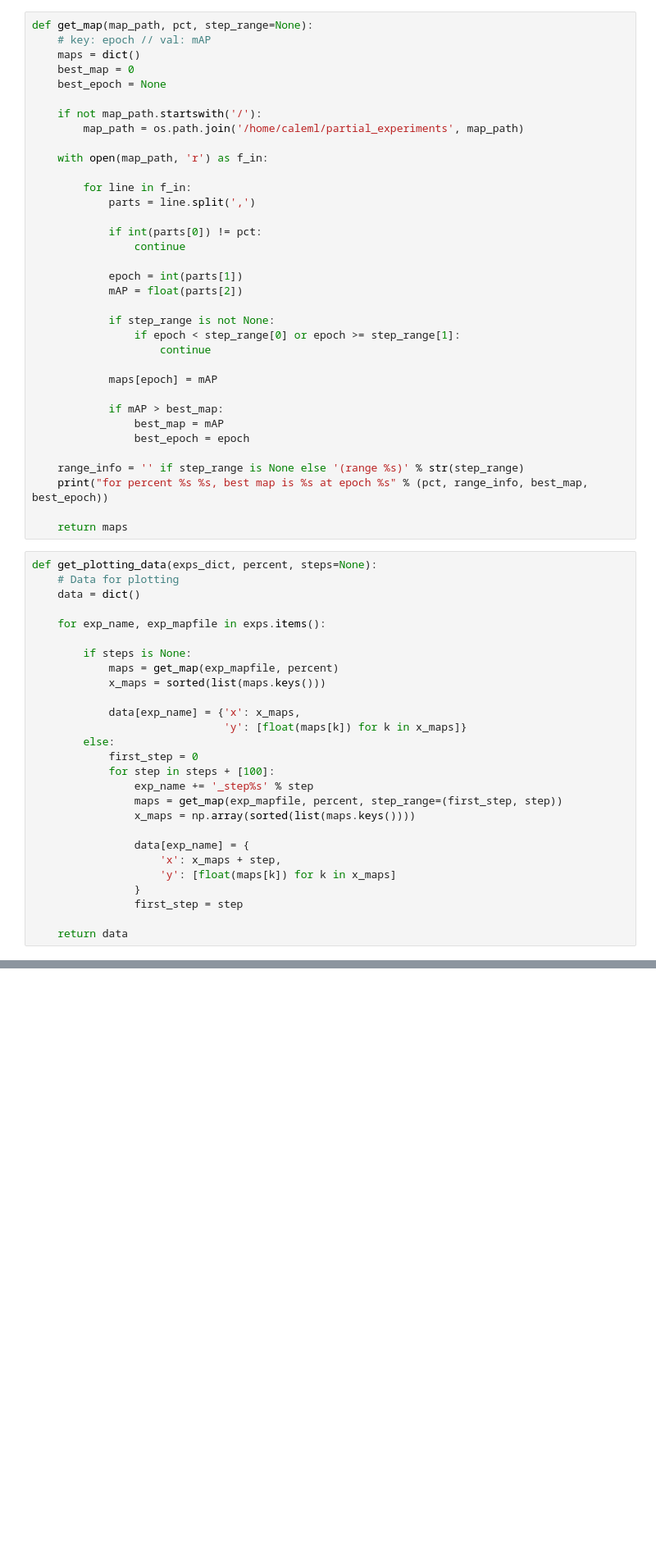
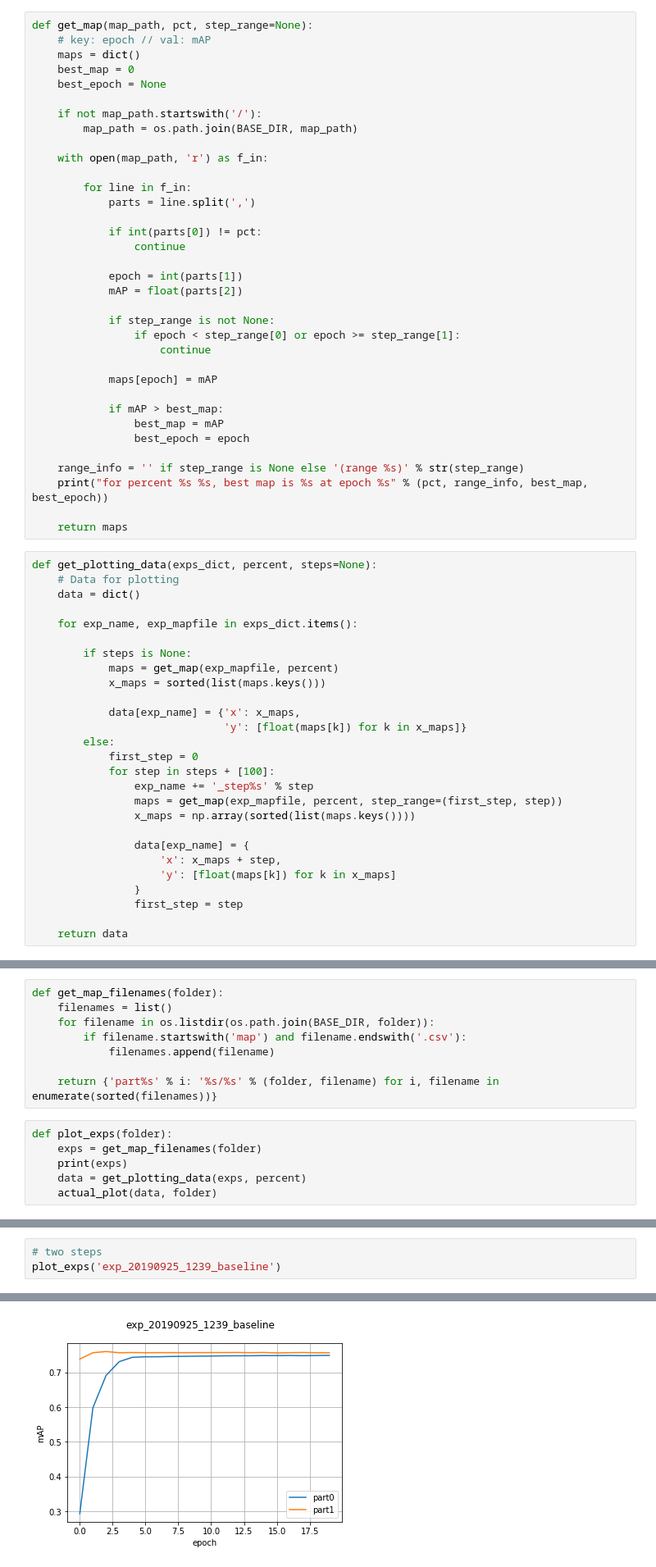
Before and after one commit to lcalem/partial-labels, a Jupyter notebook: experiments/notebooks/eval.ipynb, the cells around one changed output, grey strips where cells are left out. Shown: that part at 82% size. Drawn from its saved outputs; the diff is of its cells as text; blank space fills up the shorter version.

```diff
--- a/experiments/notebooks/eval.ipynb
+++ b/experiments/notebooks/eval.ipynb
@@ -641,7 +439,7 @@ def get_map(map_path, pct, step_range=None):
     best_epoch = None
 
     if not map_path.startswith('/'):
-        map_path = os.path.join('/home/caleml/partial_experiments', map_path)
+        map_path = os.path.join(BASE_DIR, map_path)
 
     with open(map_path, 'r') as f_in:
 
@@ -673,7 +471,7 @@ def get_plotting_data(exps_dict, percent, steps=None):
     # Data for plotting
     data = dict()
 
-    for exp_name, exp_mapfile in exps.items():
+    for exp_name, exp_mapfile in exps_dict.items():
 
         if steps is None:
             maps = get_map(exp_mapfile, percent)
@@ -754,2 +511,16 @@ print(np.sum(condition))
+# %%
+def get_map_filenames(folder):
+    filenames = list()
+    for filename in os.listdir(os.path.join(BASE_DIR, folder)):
+        if filename.startswith('map') and filename.endswith('.csv'):
+            filenames.append(filename)
+
+    return {'part%s' % i: '%s/%s' % (folder, filename) for i, filename in enumerate(sorted(filenames))}
+# %%
+def plot_exps(folder):
+    exps = get_map_filenames(folder)
+    print(exps)
+    data = get_plotting_data(exps, percent)
+    actual_plot(data, folder)
 # %% [markdown]
 ## Viz mAP per epoch
@@ -855,0 +529,4 @@ for percent 10 , best map is 0.645665 at epoch 1
+# %%
+# two steps
+plot_exps('exp_20190925_1239_baseline')
+# %% [output]
@@ -855,0 +536 @@ for percent 10 , best map is 0.645665 at epoch 1
+[figure, added]
```
Also changed, not shown: parts of 58 cells of this notebook, 7 other files.
